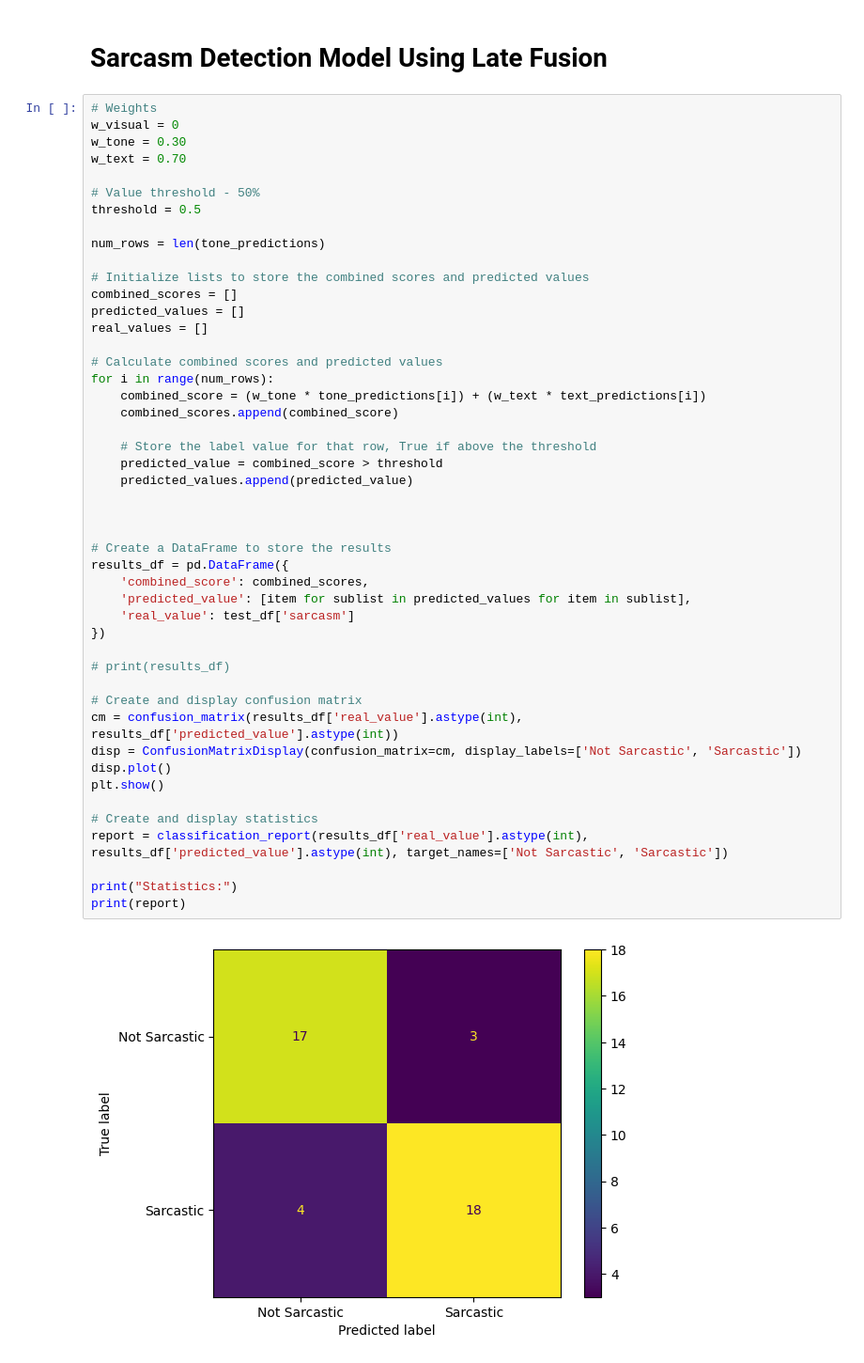
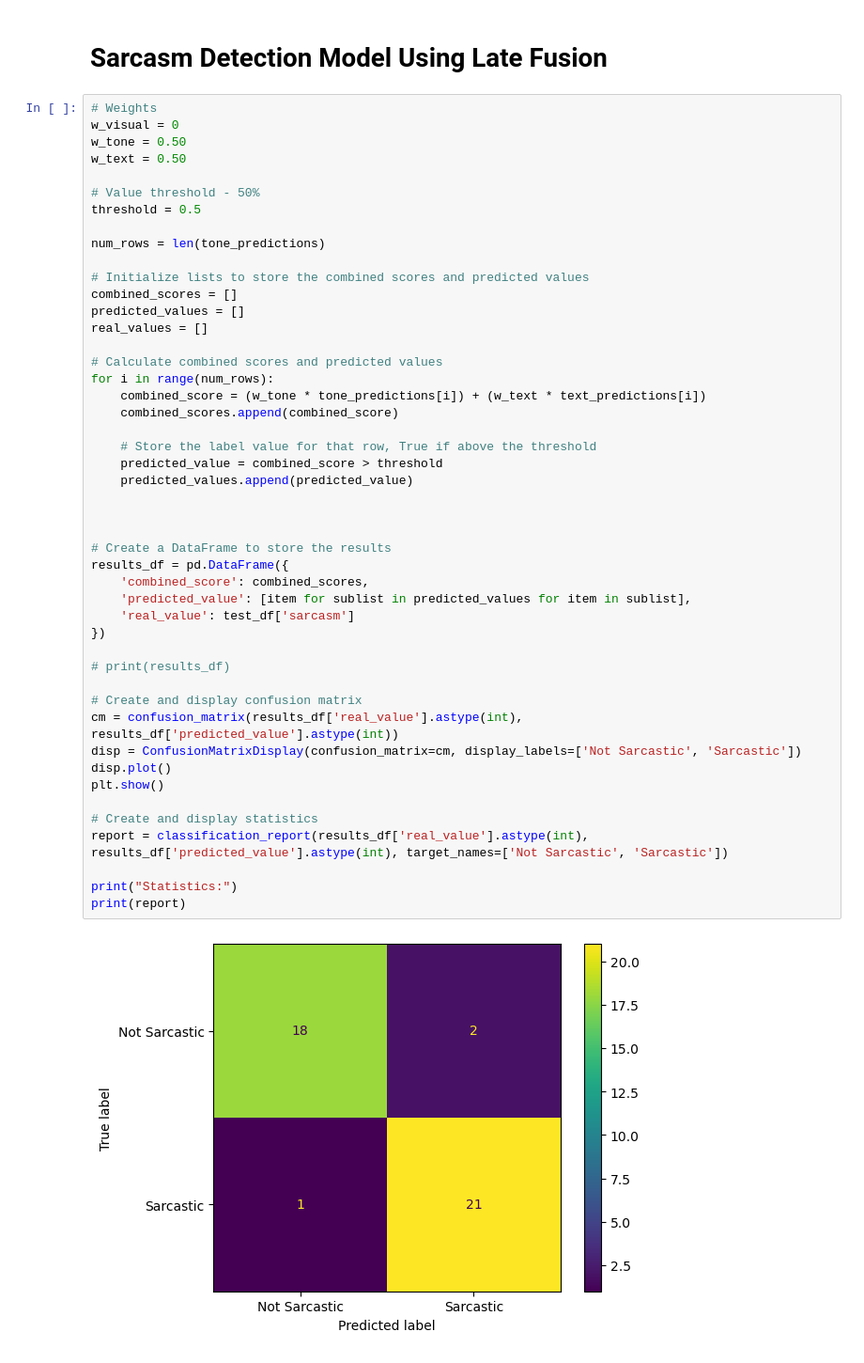
Before and after one commit to katiesun138/cmpt-419, a Jupyter notebook: SarcasmDetectionModel.ipynb, the cells around one changed output. Shown: that part at 94% size. Saved outputs shown, nothing was run; the diff lists cells and outputs as text.

```diff
--- a/SarcasmDetectionModel.ipynb
+++ b/SarcasmDetectionModel.ipynb
@@ -313,8 +313,8 @@ Predicted Values:
 # %%
 # Weights
 w_visual = 0
-w_tone = 0.30
-w_text = 0.70
+w_tone = 0.50
+w_text = 0.50
 
 # Value threshold - 50%
 threshold = 0.5
@@ -331,34 +331,34 @@ for i in range(num_rows):
     combined_score = (w_tone * tone_predictions[i]) + (w_text * text_predictions[i])
     combined_scores.append(combined_score)
 
     # Store the label value for that row, True if above the threshold
     predicted_value = combined_score > threshold
     predicted_values.append(predicted_value)
 
 
 
 # Create a DataFrame to store the results
 results_df = pd.DataFrame({
     'combined_score': combined_scores,
     'predicted_value': [item for sublist in predicted_values for item in sublist],
     'real_value': test_df['sarcasm']
 })
 
 # print(results_df)
 
 # Create and display confusion matrix
 cm = confusion_matrix(results_df['real_value'].astype(int), results_df['predicted_value'].astype(int))
 disp = ConfusionMatrixDisplay(confusion_matrix=cm, display_labels=['Not Sarcastic', 'Sarcastic'])
 disp.plot()
 plt.show()
 
 # Create and display statistics
 report = classification_report(results_df['real_value'].astype(int), results_df['predicted_value'].astype(int), target_names=['Not Sarcastic', 'Sarcastic'])
 
 print("Statistics:")
 print(report)
 # %% [output]
-[figure, old version]
+[figure, new version]
 Statistics:
                precision    recall  f1-score   support
 
```
Also changed, not shown: parts of 1 cell of this notebook.
